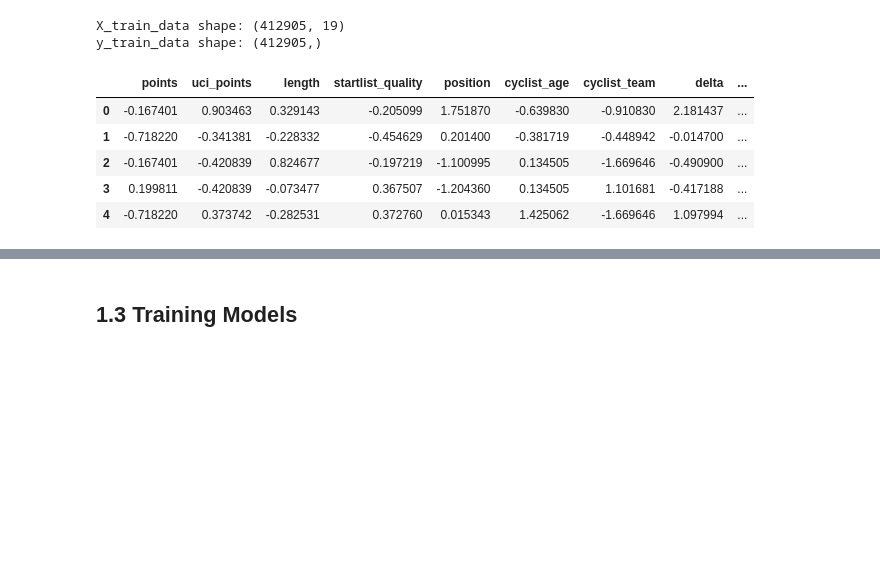
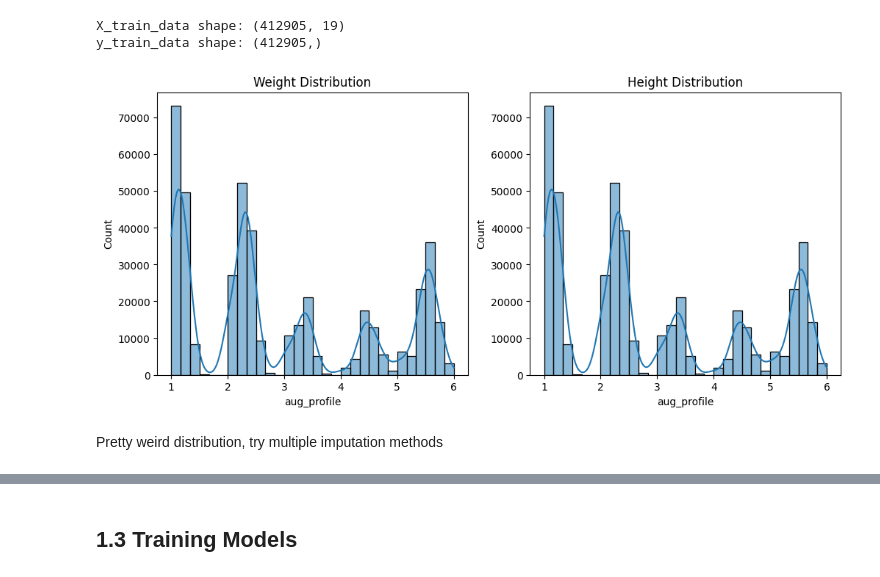
Before and after one commit to mariaviv27/Machine-Learning-Avanzado, a Jupyter notebook: machinelearning.ipynb, the cells around one changed output, grey strips where cells are left out. Drawn from its saved outputs; the diff is of its cells as text; code cells hidden in the pictures; blank space fills up the shorter version.

```diff
--- a/machinelearning.ipynb
+++ b/machinelearning.ipynb
@@ -501,30 +588,17 @@ print(f"y_train_data shape: {y_train_data.shape}")
 # %% [output]
 X_train_data shape: (412905, 19)
 y_train_data shape: (412905,)
-# %%
-scaler = StandardScaler()
-
-X_train_data_scaled = scaler.fit_transform(X_train_data)
-
-## convert back to DataFrame to keep column names
-X_train_data_scaled = pd.DataFrame(X_train_data_scaled, columns=X_train_data.columns)
-
-X_validation_data_scaled = scaler.transform(X_validation_data)
-
-## convert back to DataFrame to keep column names
-X_validation_data_scaled = pd.DataFrame(X_validation_data_scaled, columns=X_validation_data.columns)
-
-X_test_data_scaled = scaler.transform(X_test_data)
-
-## convert back to DataFrame to keep column names
-X_test_data_scaled = pd.DataFrame(X_test_data_scaled, columns=X_test_data.columns)
-
-# Check the first rows
-X_train_data_scaled.head()
-# %% [output]
-|  | points | uci_points | length | startlist_quality | position | cyclist_age | cyclist_team | delta | ... |
-| 0 | -0.167401 | 0.903463 | 0.329143 | -0.205099 | 1.751870 | -0.639830 | -0.910830 | 2.181437 | ... |
-| 1 | -0.718220 | -0.341381 | -0.228332 | -0.454629 | 0.201400 | -0.381719 | -0.448942 | -0.014700 | ... |
-| 2 | -0.167401 | -0.420839 | 0.824677 | -0.197219 | -1.100995 | 0.134505 | -1.669646 | -0.490900 | ... |
-| 3 | 0.199811 | -0.420839 | -0.073477 | 0.367507 | -1.204360 | 0.134505 | 1.101681 | -0.417188 | ... |
-| 4 | -0.718220 | 0.373742 | -0.282531 | 0.372760 | 0.015343 | 1.425062 | -1.669646 | 1.097994 | ... |
+# %%
+fig, axes = plt.subplots(1, 2, figsize=(12, 5))
+
+sns.histplot(merged_data['aug_profile'], bins=30, kde=True, ax=axes[0])
+axes[0].set_title('Weight Distribution')
+
+sns.histplot(merged_data['aug_profile'], bins=30, kde=True, ax=axes[1])
+axes[1].set_title('Height Distribution')
+
+plt.show()
+# %% [output]
+[figure, added]
+# %% [markdown]
+Pretty weird distribution, try multiple imputation methods
```
Also changed, not shown: parts of 9 cells of this notebook.
